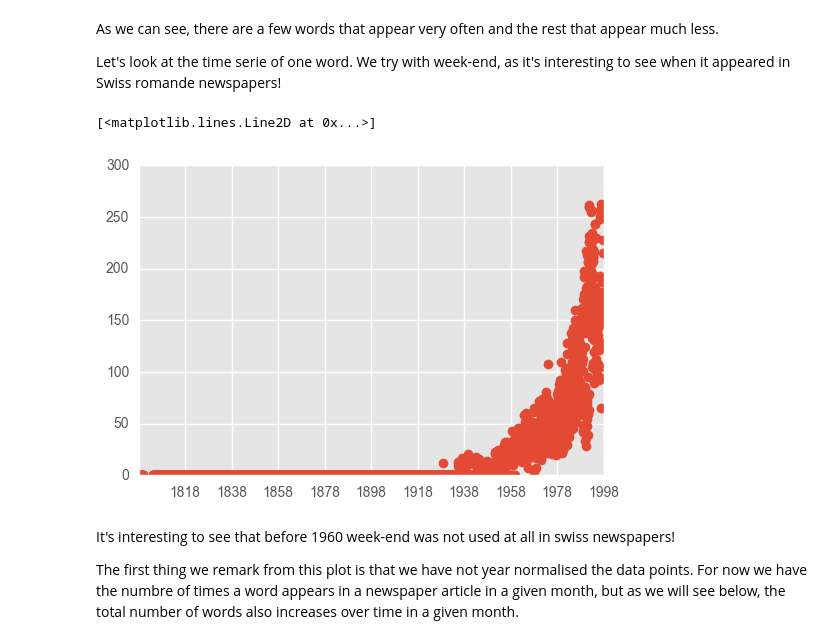
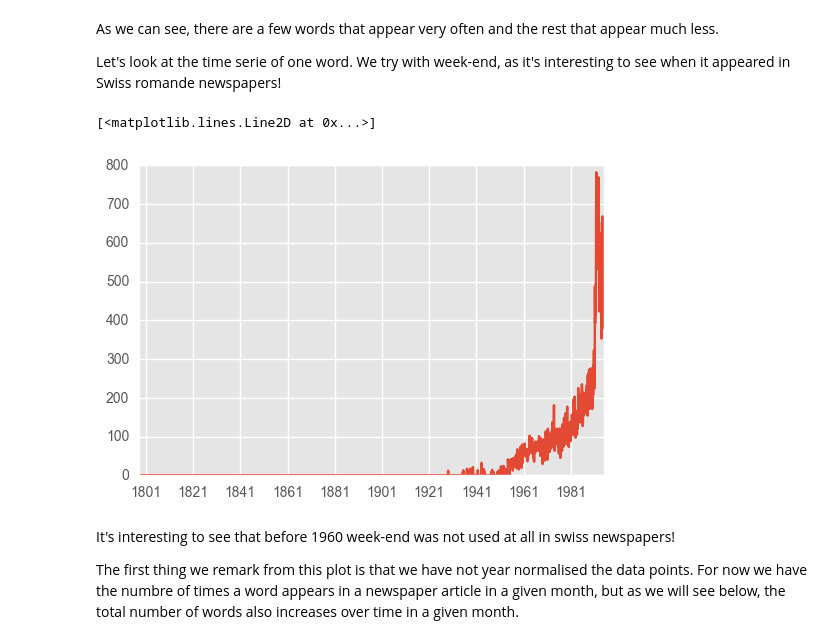
Before and after one commit to ThomVett/Project_ADA, a Jupyter notebook: 4_First Visualisations .ipynb, the cells around one changed output. Drawn from its saved outputs; the diff is of its cells as text; code cells hidden in the pictures.

```diff
--- a/4_First Visualisations .ipynb
+++ b/4_First Visualisations .ipynb
@@ -54,10 +58,10 @@ As we can see, there are a few words that appear very often and the rest that ap
 
 Let's look at the time serie of one word. We try with week-end, as it's interesting to see when it appeared in Swiss romande newspapers!
 # %%
-plt.plot_date(yearIndex,wordCountYear['week-end'].values)
+plt.plot_date(yearIndex[:-35],wordCountYear['week-end'].values[:-35],'-')
 # %% [output]
 [<matplotlib.lines.Line2D at 0x...>]
-[figure, old version]
+[figure, new version]
 # %% [markdown]
 It's interesting to see that before 1960 week-end was not used at all in swiss newspapers!
 
```
Also changed, not shown: parts of 11 cells of this notebook, 2 other files.
